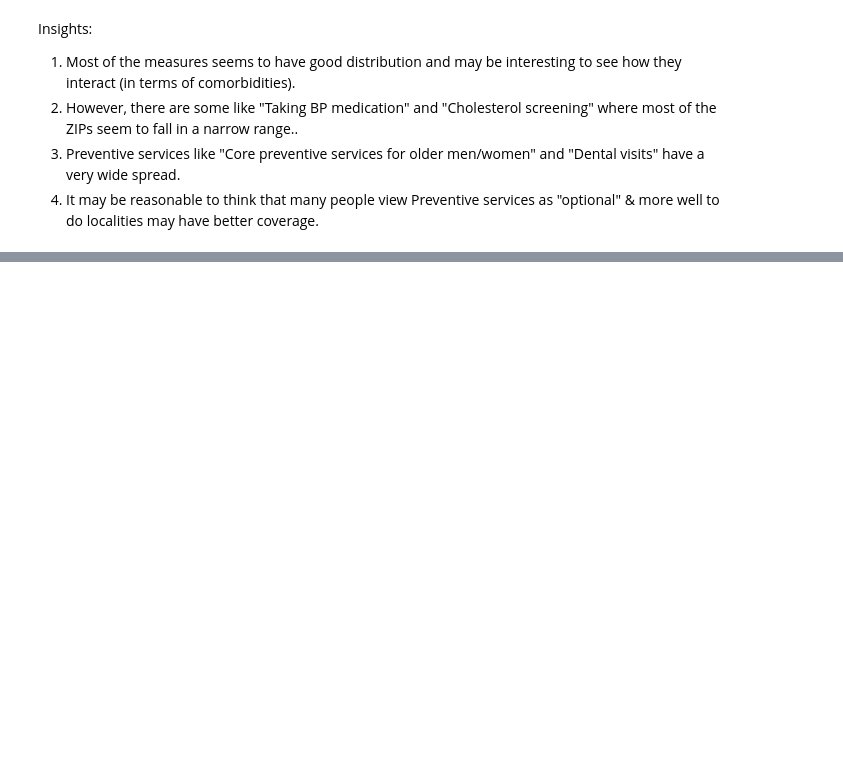
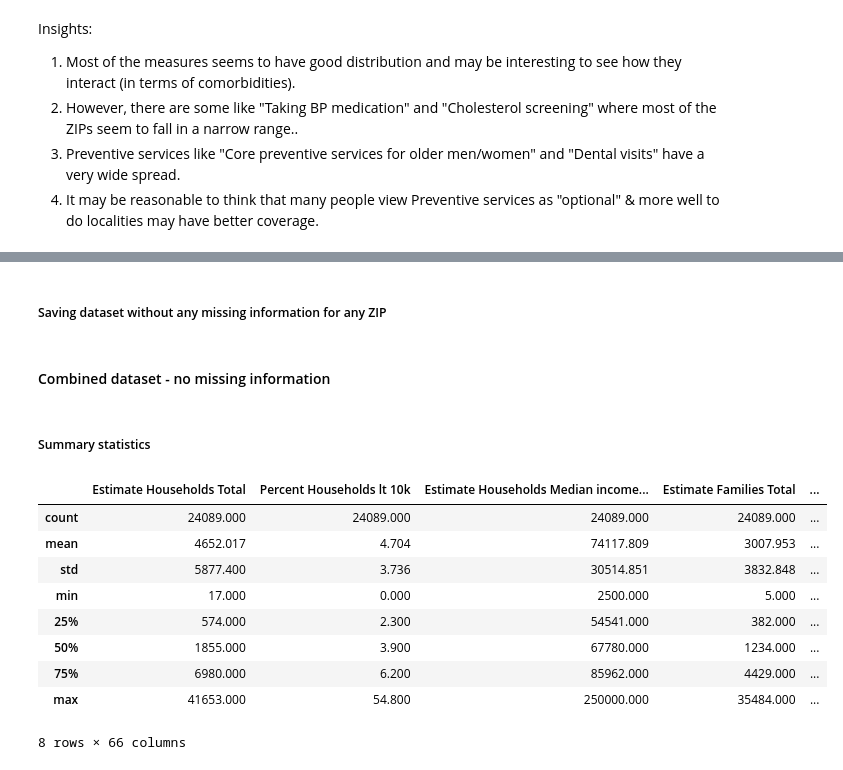
Before and after one commit to anuvrat-umich/siads_milestone1, a Jupyter notebook: src/exploratory_data_analysis.ipynb, the cells around one changed output, grey strips where cells are left out. Saved outputs shown, nothing was run; the diff lists cells and outputs as text; code cells hidden in the pictures; blank space fills up the shorter version.

```diff
--- a/src/exploratory_data_analysis.ipynb
+++ b/src/exploratory_data_analysis.ipynb
@@ -542,0 +604,2 @@ this_map
+# %% [markdown]
+##### Saving dataset without any missing information for any ZIP
@@ -542,0 +609,4 @@ this_map
+# %% [markdown]
+#### Combined dataset - no missing information
+# %% [markdown]
+##### Summary statistics
@@ -542,0 +615,14 @@ this_map
+# %%
+# Key summaries for each numeric column
+df_combined_nona.describe()
+# %% [output]
+|  | Estimate Households Total | Percent Households lt 10k | Estimate Households Median income... | Estimate Families Total | ... |
+| count | 24089.000 | 24089.000 | 24089.000 | 24089.000 | ... |
+| mean | 4652.017 | 4.704 | 74117.809 | 3007.953 | ... |
+| std | 5877.400 | 3.736 | 30514.851 | 3832.848 | ... |
+| min | 17.000 | 0.000 | 2500.000 | 5.000 | ... |
+| 25% | 574.000 | 2.300 | 54541.000 | 382.000 | ... |
+| 50% | 1855.000 | 3.900 | 67780.000 | 1234.000 | ... |
+| 75% | 6980.000 | 6.200 | 85962.000 | 4429.000 | ... |
+| max | 41653.000 | 54.800 | 250000.000 | 35484.000 | ... |
+8 rows × 66 columns
```
Also changed, not shown: parts of 34 cells of this notebook, 2 other files.
